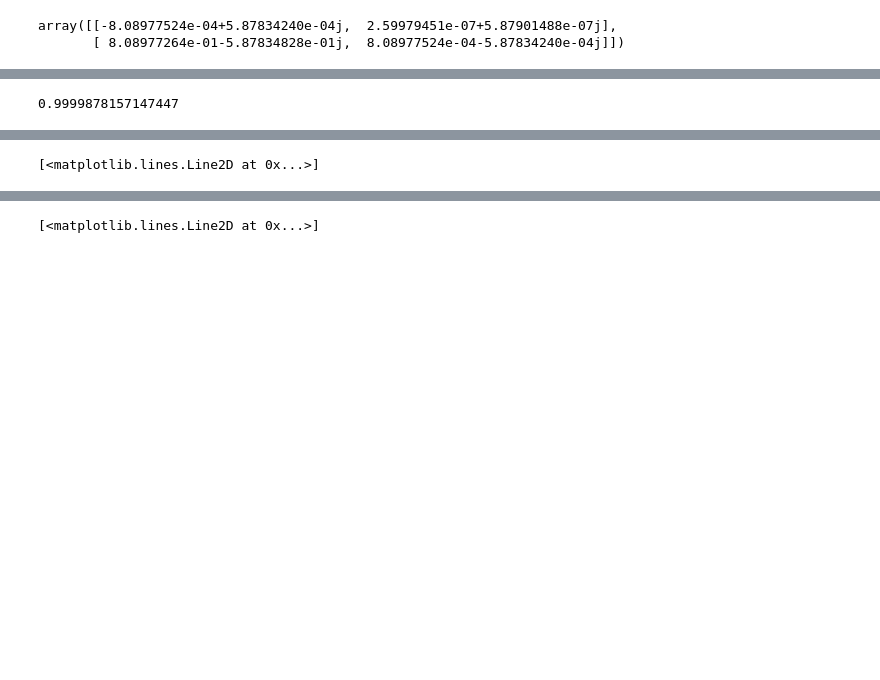
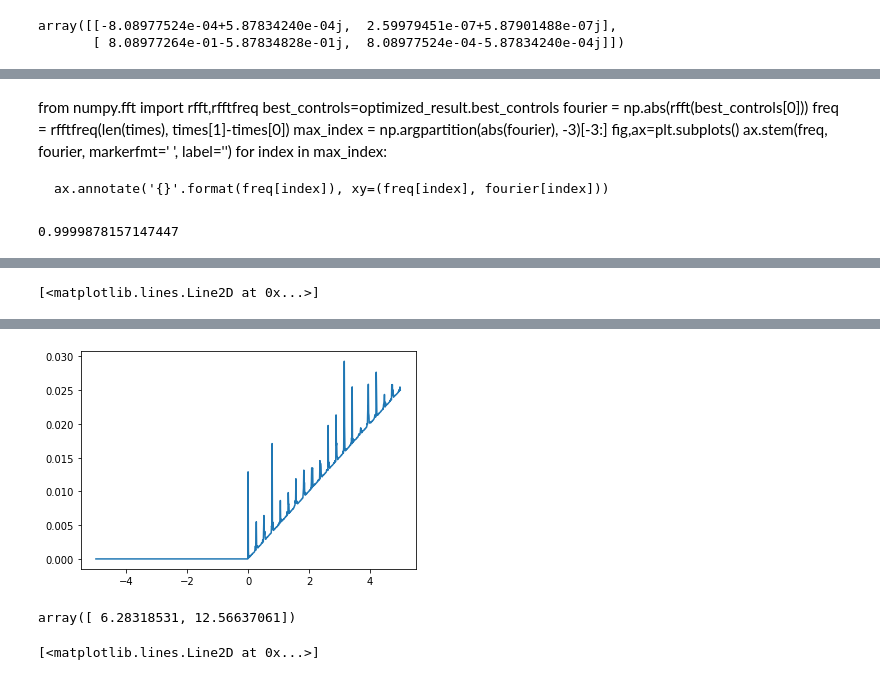
Before and after one commit to yunweilu/qocag, a Jupyter notebook: Untitled Folder/Untitled.ipynb, the cells around one changed output, grey strips where cells are left out. Cells and saved outputs as stored; diff of their text form; code cells hidden in the pictures; blank space fills up the shorter version.

```diff
--- a/Untitled Folder/Untitled.ipynb
+++ b/Untitled Folder/Untitled.ipynb
@@ -34,7 +34,7 @@ def S_B(w):
 result=grape_keldysh_discrete(total_time_steps,
                                 costs, total_time, H0, H_controls,
                                 initial_states,H_controls[0],max_iteration_num=1,
-                                optimizer=Adam(),initial_controls=close_pulse,noise_spectrum=S_B)
+                                optimizer=Adam(),initial_controls=initial_control,noise_spectrum=S_B)
 pi_result=result
 # %% [output]
 iter   |   total error  |       cost0      |   grads_l2
@@ -104,7 +104,7 @@ initial_control=np.pi/total_time*np.array([np.cos(2*np.pi*times)])
 optimized_result=grape_keldysh_discrete(total_time_steps,
                                 costs, total_time, H0, H_controls,
                                 initial_states,H_controls[0],max_iteration_num=1,
-                                optimizer=Adam(),initial_controls=controls,noise_spectrum=S2)
+                                optimizer=Adam(),initial_controls=controls,noise_spectrum=S2,impose_control_conditions=impose_bc)
 # %% [output]
 iter   |   total error  |       cost0      |   grads_l2
 =================================================================
@@ -164,3 +152,14 @@ for index in max_index:
+# %% [markdown]
+from numpy.fft import rfft,rfftfreq
+best_controls=optimized_result.best_controls
+fourier = np.abs(rfft(best_controls[0]))
+freq = rfftfreq(len(times), times[1]-times[0])
+max_index = np.argpartition(abs(fourier), -3)[-3:]
+fig,ax=plt.subplots()
+ax.stem(freq, fourier, markerfmt=' ', label='')
+for index in max_index:
+
+    ax.annotate('{}'.format(freq[index]), xy=(freq[index], fourier[index]))
 # %%
 import qutip as qt
 resolution=200
@@ -200,17 +199,23 @@ plt.plot(result_qt1.expect[0])
 import numpy as np
 import matplotlib.pyplot as plt
 ## Spectrum of a two-level system
-def S2(w):
+def delta_noise(w,w_tls,amp):
     kappa = 1/(1e1) ## The total loss rate of a TLS (up + down)
     T_env = 0.6 ## in GHz, 0.6 GHz~30mK
-    w_tls = 1*2*np.pi## in GHz, tls frequency
     szeq = (np.exp(-w_tls/T_env) - 1)/(np.exp(-w_tls/T_env) + 1)
-    amp = 3e-2 ## TLS coupling strength, should tune it manually
+    return amp**2 *( (1+szeq)/2 * kappa/((w+w_tls)**2+(kappa/2)**2) +
+                    (1-szeq)/2 * kappa/((w-w_tls)**2+(kappa/2)**2))
+def S2(w):
+    noise=5e-3*w/(2*np.pi)
+    w_tls =np.linspace(0,5,20)*2*np.pi## in GHz, tls frequency
+    amp = 1.2e-1*np.random.rand(len(w_tls),1)/(2*np.pi) ## TLS coupling strength, should tune it manuallynp
     if w>=0:
-        return amp**2 *( (1+szeq)/2 * kappa/((w+w_tls)**2+(kappa/2)**2) +
-                       (1-szeq)/2 * kappa/((w-w_tls)**2+(kappa/2)**2))+1e-2*w/(2*np.pi)
+        for j in range(len(w_tls)):
+            noise=noise+ delta_noise(w,w_tls[j],amp[j])
     if w<0:
-        return 0
+        noise=0
+    return noise
+
 w_list = np.linspace(-5,5,1001)*2*np.pi
 amplitude=np.zeros_like(w_list)
 for i in range(len(w_list)):
@@ -222,3 +226,8 @@ plt.plot(w_list/(2*np.pi), amplitude)
+[figure, added]
+# %%
+np.array([1,2])*2*np.pi
+# %% [output]
+array([ 6.28318531, 12.56637061])
 # %%
 import numpy as np
 import matplotlib.pyplot as plt
```
Also changed, not shown: parts of 4 cells of this notebook, 6 other files.
